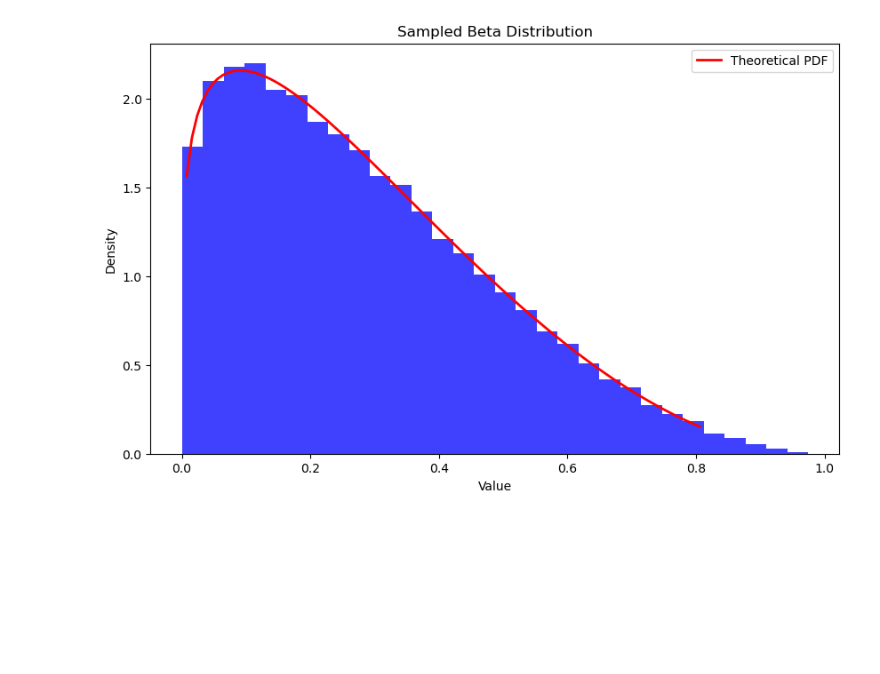
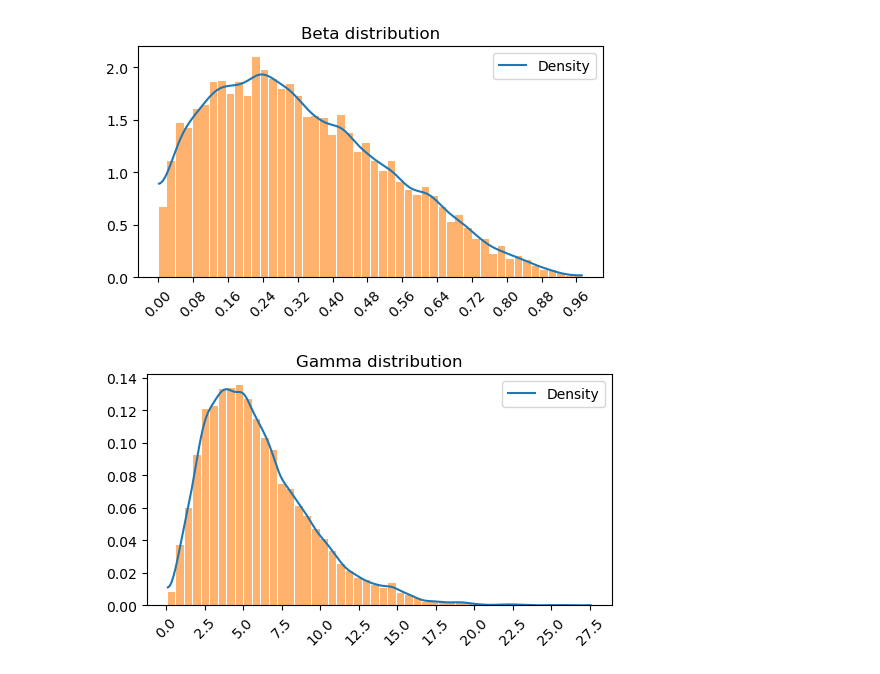
Before and after one commit to j-nystrom/biodiversity-impacts, a Jupyter notebook: notebooks/distribution_playground.ipynb, the cells around one changed output. Cells and saved outputs as stored; diff of their text form; code cells hidden in the pictures; blank space fills up the shorter version.

```diff
--- a/notebooks/distribution_playground.ipynb
+++ b/notebooks/distribution_playground.ipynb
@@ -5,32 +7,37 @@ from scipy.stats import beta
 # %%
-def sample_and_plot_beta(alpha_param, beta_param, sample_size=100000):
-    """
-    Sample values from a Beta distribution and plot the histogram.
+def plot_distribution(data, distribution):
 
-    Parameters:
-    - alpha (float): The alpha parameter of the Beta distribution.
-    - beta (float): The beta parameter of the Beta distribution.
-    - sample_size (int): The number of samples to draw.
-    """
-    # Sample data
-    data = beta.rvs(alpha_param, beta_param, size=sample_size)
+    az.plot_dist(
+        data,
+        figsize=(6, 3),
+        kind="hist",
+        color="C1",
+        hist_kwargs=dict(alpha=0.6, bins=50),
+    )
+    az.plot_dist(
+        data,
+        kind="kde",
+        color="C0",
+        label="Density",
+    )
 
-    # Plot histogram
-    plt.figure(figsize=(10, 6))
-    plt.hist(data, bins=30, density=True, alpha=0.75, color='blue')
+    plt.title(f"{distribution} distribution")
 
-    # Plot the theoretical density function
-    x = np.linspace(beta.ppf(0.01, alpha_param, beta_param), beta.ppf(0.99, alpha_param, beta_param), 100)
-    plt.plot(x, beta.pdf(x, alpha_param, beta_param), 'r-', lw=2, label='Theoretical PDF')
+    plt.tick_params(axis="x", labelsize=10)
+    plt.tick_params(axis="y", labelsize=10)
 
-    # Add title and labels
-    plt.title('Sampled Beta Distribution')
-    plt.xlabel('Value')
-    plt.ylabel('Density')
-    plt.legend()
+    max_ticks = 15
+    ax = plt.gca()
+    ax.xaxis.set_major_locator(plt.MaxNLocator(max_ticks))
+    plt.xticks(rotation=45)
     plt.show()
-# %%
-# Example usage
-sample_and_plot_beta(alpha_param=1.2, beta_param=3)
-# %% [output]
-[figure, removed]
+# %%
+data = rng.beta(a=1.5, b=3, size=10000)
+plot_distribution(data, "Beta")
+# %% [output]
+[figure, added]
+# %%
+data = rng.gamma(shape=3, scale=2, size=10000)
+plot_distribution(data, "Gamma")
+# %% [output]
+[figure, added]
```
Also changed, not shown: parts of 2 cells of this notebook, 3 other files.
